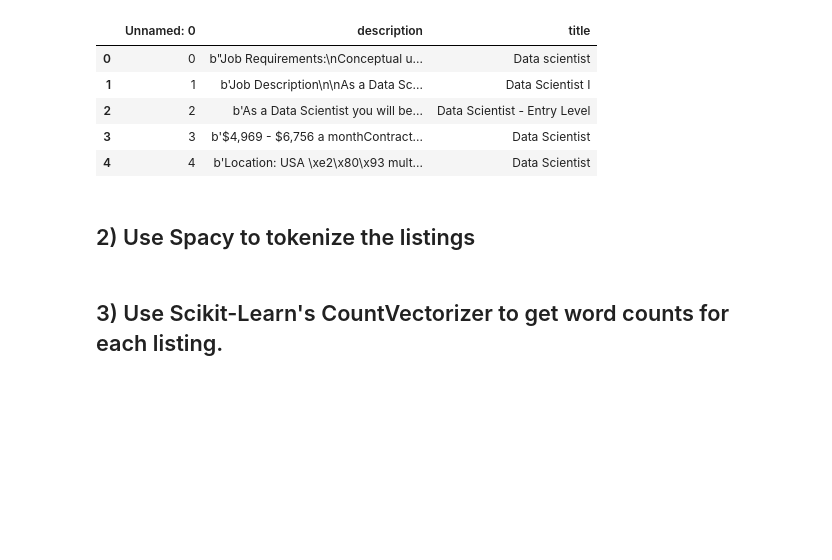
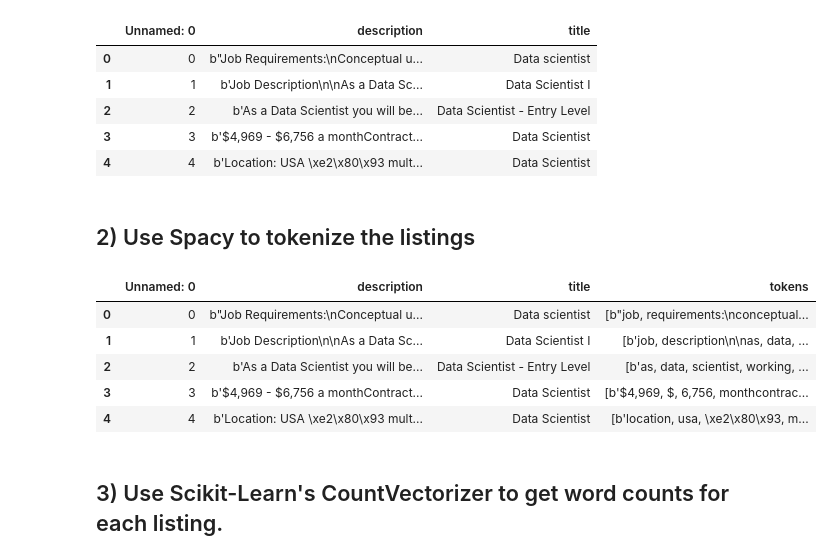
Before and after one commit to nedprz/DS-Unit-4-Sprint-1-NLP, a Jupyter notebook: module2-vector-representations/LS_DS_412_Vector_Representations_Assignment.ipynb, the cells around one changed output. Drawn from its saved outputs; the diff is of its cells as text; code cells hidden in the pictures; blank space fills up the shorter version.

```diff
--- a/module2-vector-representations/LS_DS_412_Vector_Representations_Assignment.ipynb
+++ b/module2-vector-representations/LS_DS_412_Vector_Representations_Assignment.ipynb
@@ -67,2 +98,21 @@ raise Exception("\nThis task is not complete. \nReplace this line with your code
+# %%
+nlp = spacy.load("en_core_web_lg")
+
+tokens = []
+for i in jobs['description']:
+    doc = nlp(i.strip())
+    doc = [token.lower_ for token in doc if (token.is_stop != True) and (token.is_punct != True)]
+    tokens.append(doc)
+
+jobs['tokens'] = tokens
+
+jobs.head()
+# %% [output]
+|  | Unnamed: 0 | description | title | tokens |
+| 0 | 0 | b"Job Requirements:\nConceptual u... | Data scientist | [b"job, requirements:\nconceptual... |
+| 1 | 1 | b'Job Description\n\nAs a Data Sc... | Data Scientist I | [b'job, description\n\nas, data, ... |
+| 2 | 2 | b'As a Data Scientist you will be... | Data Scientist - Entry Level | [b'as, data, scientist, working, ... |
+| 3 | 3 | b'$4,969 - $6,756 a monthContract... | Data Scientist | [b'$4,969, $, 6,756, monthcontrac... |
+| 4 | 4 | b'Location: USA \xe2\x80\x93 mult... | Data Scientist | [b'location, usa, \xe2\x80\x93, m... |
 # %% [markdown]
 ## 3) Use Scikit-Learn's CountVectorizer to get word counts for each listing.
```
Also changed, not shown: parts of 15 cells of this notebook.
